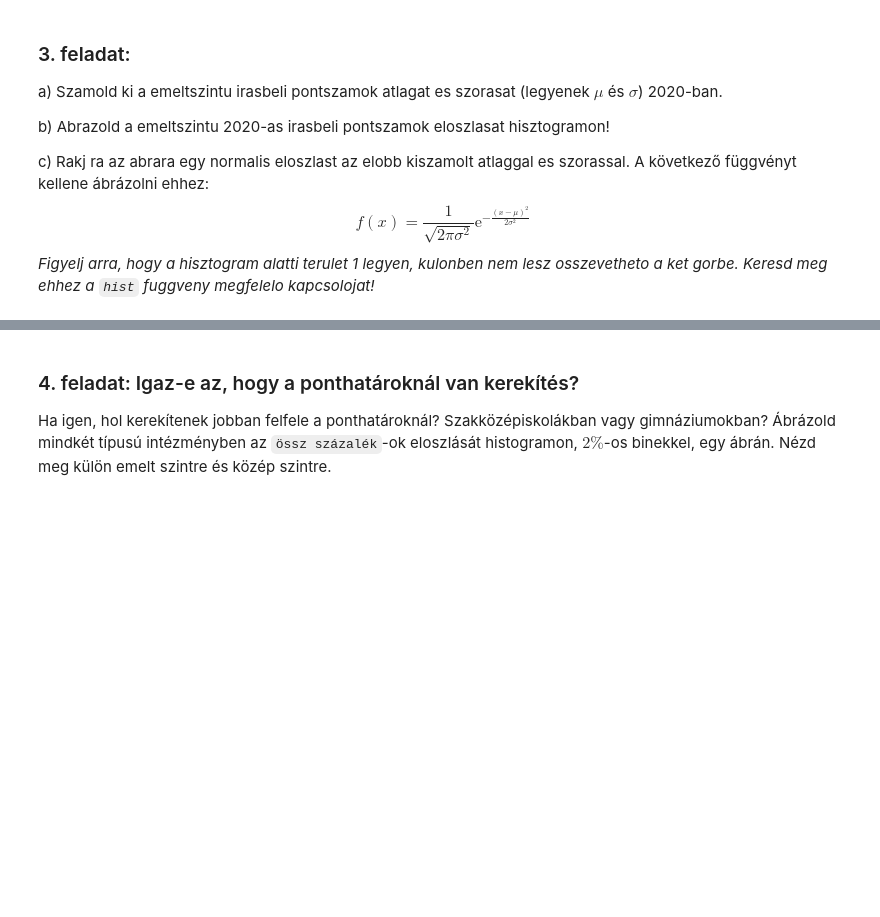
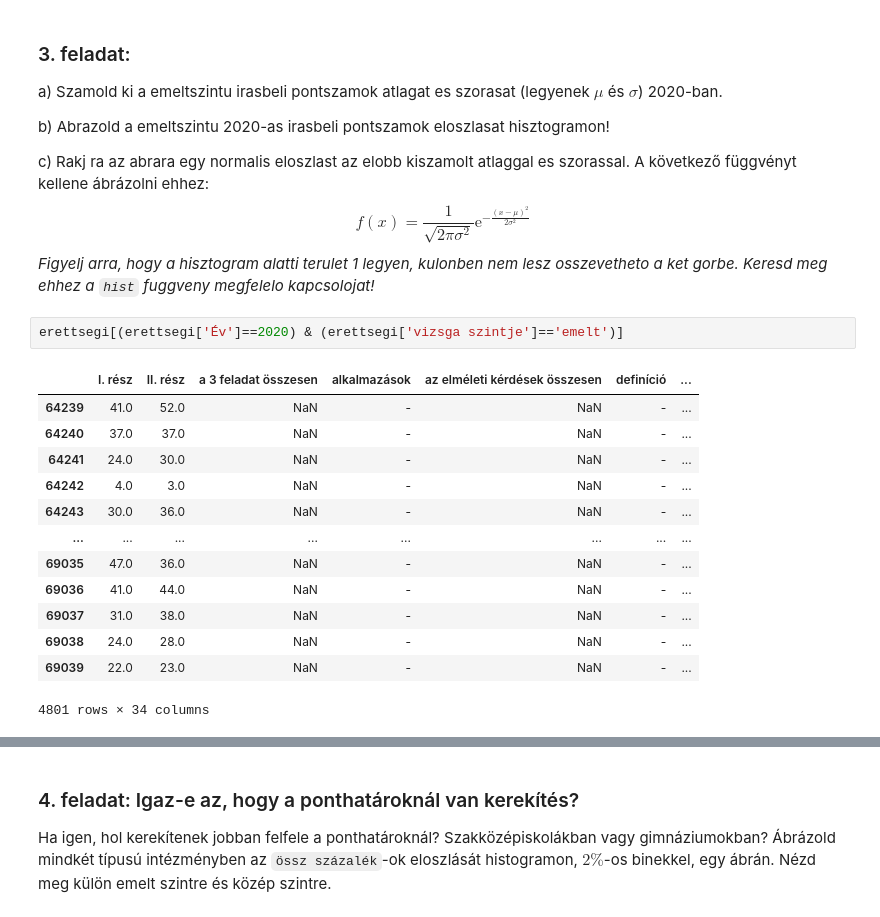
Before and after one commit to kolokcse/MAF_2023, a Jupyter notebook: gyak11/gyak11.ipynb, the cells around one changed output, grey strips where cells are left out. Saved outputs shown, nothing was run; the diff lists cells and outputs as text; blank space fills up the shorter version.

```diff
--- a/gyak11/gyak11.ipynb
+++ b/gyak11/gyak11.ipynb
@@ -297,3 +827,19 @@ $$
     f(x) = \frac{1}{\sqrt{2\pi\sigma^2}}\mathrm{e}^{-\frac{(x-\mu)^2}{2\sigma^2}}
 $$
 *Figyelj arra, hogy a hisztogram alatti terulet 1 legyen, kulonben nem lesz osszevetheto a ket gorbe. Keresd meg ehhez a `hist` fuggveny megfelelo kapcsolojat!*
+# %%
+erettsegi[(erettsegi['Év']==2020) & (erettsegi['vizsga szintje']=='emelt')]
+# %% [output]
+|  | I. rész | II. rész | a 3 feladat összesen | alkalmazások | az elméleti kérdések összesen | definíció | ... |
+| 64239 | 41.0 | 52.0 | NaN | - | NaN | - | ... |
+| 64240 | 37.0 | 37.0 | NaN | - | NaN | - | ... |
+| 64241 | 24.0 | 30.0 | NaN | - | NaN | - | ... |
+| 64242 | 4.0 | 3.0 | NaN | - | NaN | - | ... |
+| 64243 | 30.0 | 36.0 | NaN | - | NaN | - | ... |
+| ... | ... | ... | ... | ... | ... | ... | ... |
+| 69035 | 47.0 | 36.0 | NaN | - | NaN | - | ... |
+| 69036 | 41.0 | 44.0 | NaN | - | NaN | - | ... |
+| 69037 | 31.0 | 38.0 | NaN | - | NaN | - | ... |
+| 69038 | 24.0 | 28.0 | NaN | - | NaN | - | ... |
+| 69039 | 22.0 | 23.0 | NaN | - | NaN | - | ... |
+4801 rows × 34 columns
```
Also changed, not shown: parts of 70 cells of this notebook, 4 other files.
